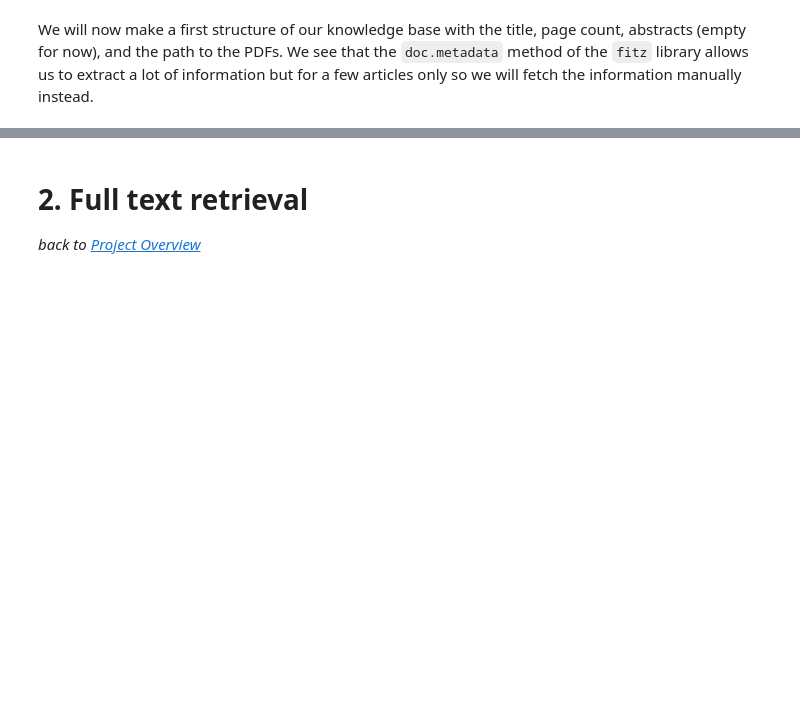
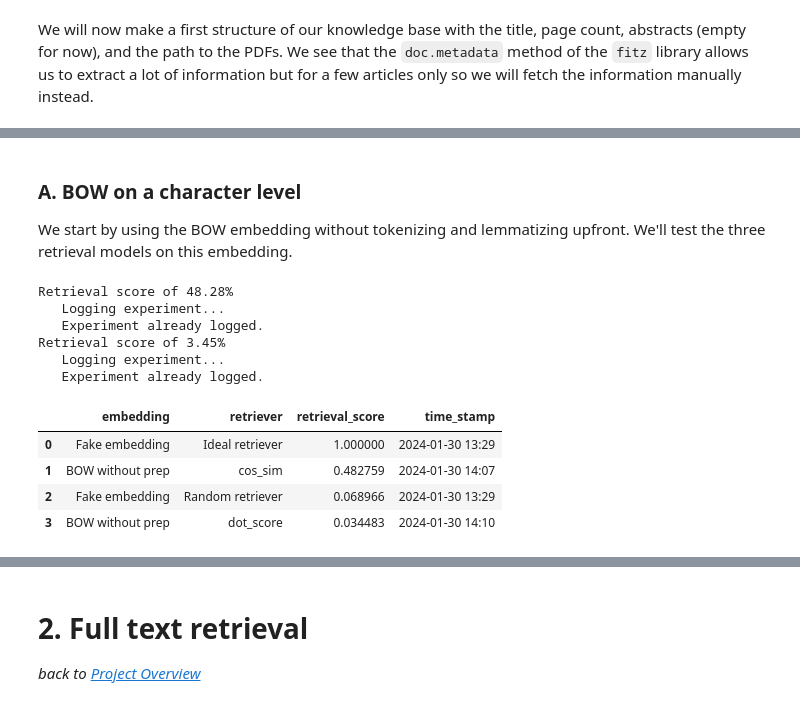
Before and after one commit to MathieuDemarets/vlerick-mai-nlp-2023, a Jupyter notebook: Final_Assignment/Articles.ipynb, the cells around one changed output, grey strips where cells are left out. Saved outputs shown, nothing was run; the diff lists cells and outputs as text; code cells hidden in the pictures; blank space fills up the shorter version.

```diff
--- a/Final_Assignment/Articles.ipynb
+++ b/Final_Assignment/Articles.ipynb
@@ -180,0 +476,4 @@ Proportion of articles with more than 30 pages: 14.63%
+# %% [markdown]
+### A. BOW on a character level
+
+We start by using the BOW embedding without tokenizing and lemmatizing upfront. We'll test the three retrieval models on this embedding.
@@ -180,0 +556,32 @@ Proportion of articles with more than 30 pages: 14.63%
+# %%
+def BOW_char_cos(query):
+    embedded_query = embedBOW(query)
+    embedded_corpus = embeddings["embeddedBOW"]
+    sim = util.cos_sim(embedded_query, embedded_corpus)
+    return embeddings.iloc[int(sim.argmax()),:].title
+
+def BOW_char_dot(query):
+    embedded_query = embedBOW(query)
+    embedded_corpus = embeddings["embeddedBOW"]
+    sim = util.dot_score(embedded_query, embedded_corpus)
+    return embeddings.iloc[int(sim.argmax()),:].title
+
+# Log the retrieval score of the BOW_char_cos retriever
+log_retriever(
+    embedding_name="BOW without prep", retriever_name="cos_sim", retriever=BOW_char_cos,
+    scorer=retrieval_score, logs="retrieval_logs.xlsx", verbose=True)
+log_retriever(
+    embedding_name="BOW without prep", retriever_name="dot_score", retriever=BOW_char_dot,
+    scorer=retrieval_score, logs="retrieval_logs.xlsx", verbose=True)
+# %% [output]
+Retrieval score of 48.28%
+   Logging experiment...
+   Experiment already logged.
+Retrieval score of 3.45%
+   Logging experiment...
+   Experiment already logged.
+|  | embedding | retriever | retrieval_score | time_stamp |
+| 0 | Fake embedding | Ideal retriever | 1.000000 | 2024-01-30 13:29 |
+| 1 | BOW without prep | cos_sim | 0.482759 | 2024-01-30 14:07 |
+| 2 | Fake embedding | Random retriever | 0.068966 | 2024-01-30 13:29 |
+| 3 | BOW without prep | dot_score | 0.034483 | 2024-01-30 14:10 |
```
Also changed, not shown: parts of 32 cells of this notebook, 7 other files.
